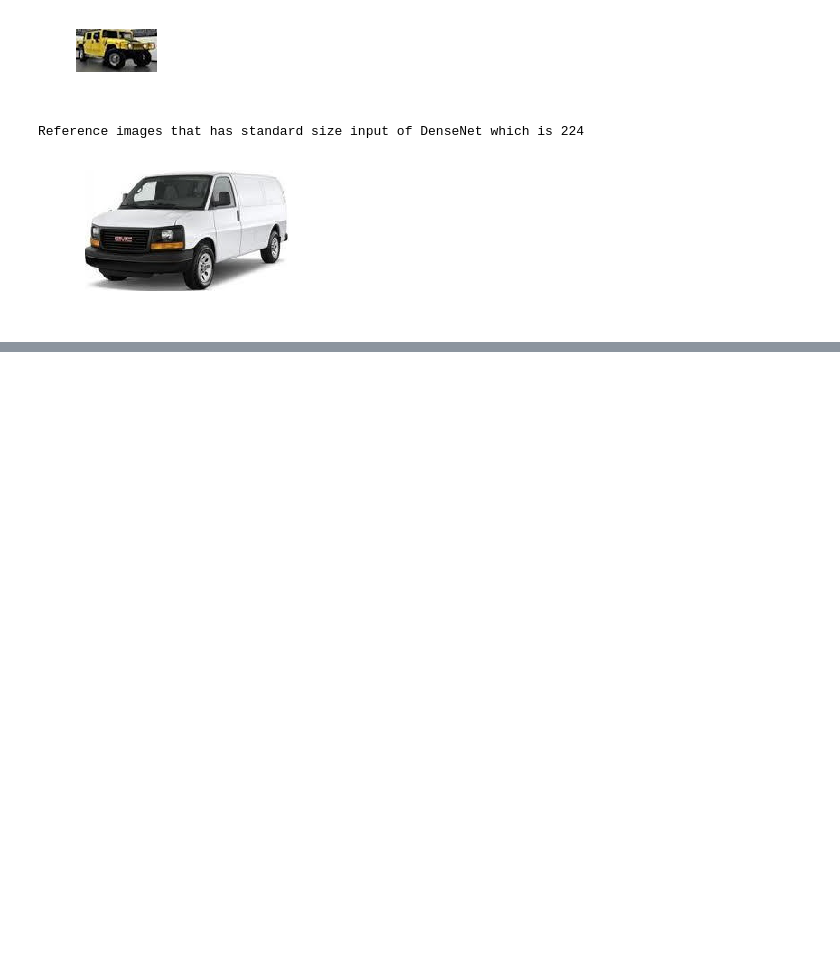
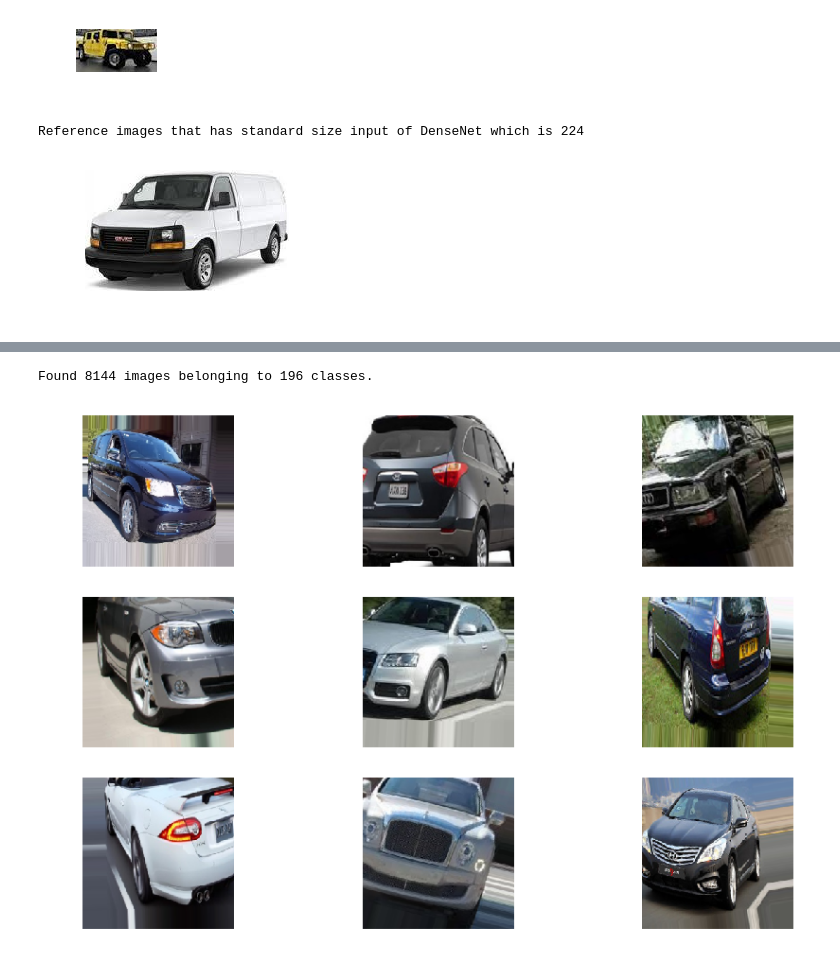
Before and after one commit to hazxone/grab-challenge-computer-vision, a Jupyter notebook: jupyter_notebook/Exploratory_Data_Analysis.ipynb, the cells around one changed output, grey strips where cells are left out. Cells and saved outputs as stored; diff of their text form; code cells hidden in the pictures; blank space fills up the shorter version.

Commit message:
Add data augmentation to Jupyter Notebook

```diff
--- a/jupyter_notebook/Exploratory_Data_Analysis.ipynb
+++ b/jupyter_notebook/Exploratory_Data_Analysis.ipynb
@@ -198,0 +224,43 @@ Reference images that has standard size input of DenseNet which is 224
+# %%
+from keras_preprocessing.image import ImageDataGenerator
+
+# Rescale the image to 0-1
+def preprocess_input(x):
+    x /= 255
+    return x
+
+# Use keras ImageDataGenerator function to do augmentation
+datagen = ImageDataGenerator(
+    preprocessing_function=preprocess_input,
+    rotation_range=17.0,
+    width_shift_range=0.18,
+    height_shift_range=0.18,
+    zoom_range=0.32,
+    horizontal_flip=True
+)
+
+# Apply the augmentation to the dataset
+train_generator = datagen.flow_from_dataframe(
+    cars_df,
+    directory='../data/crop_images/train',
+    x_col="filepath",
+    y_col="class",
+    target_size=(224, 224),
+    class_mode="categorical",
+    batch_size=9
+)
+
+plt.rcParams["axes.grid"] = False
+
+# Configure batch size and retrieve one batch of images
+for X_batch, y_batch in train_generator:
+    # Show 9 images
+    for i in range(0, 9):
+        plt.subplot(330 + 1 + i)
+        plt.imshow(X_batch[i].reshape(224, 224, 3)), plt.axis('off')
+    # show the plot
+    plt.show()
+    break
+# %% [output]
+Found 8144 images belonging to 196 classes.
+[figure, added]
```
Also changed, not shown: parts of 15 cells of this notebook, 1 other file.
